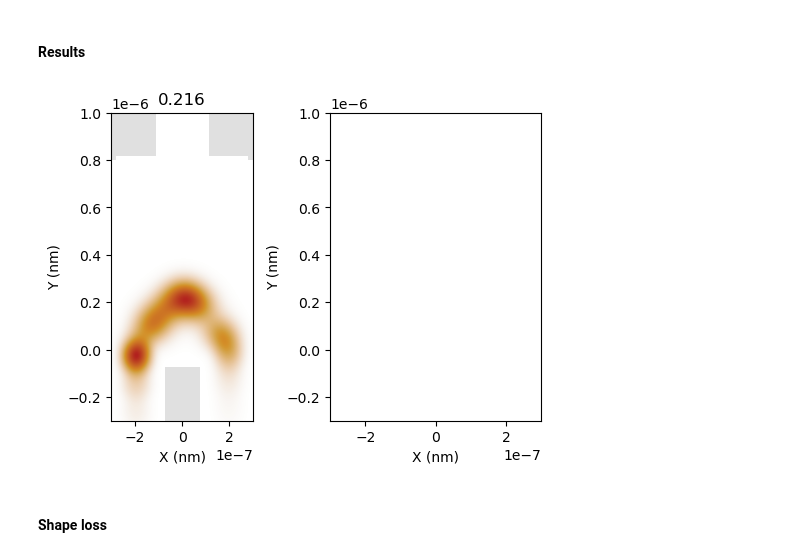
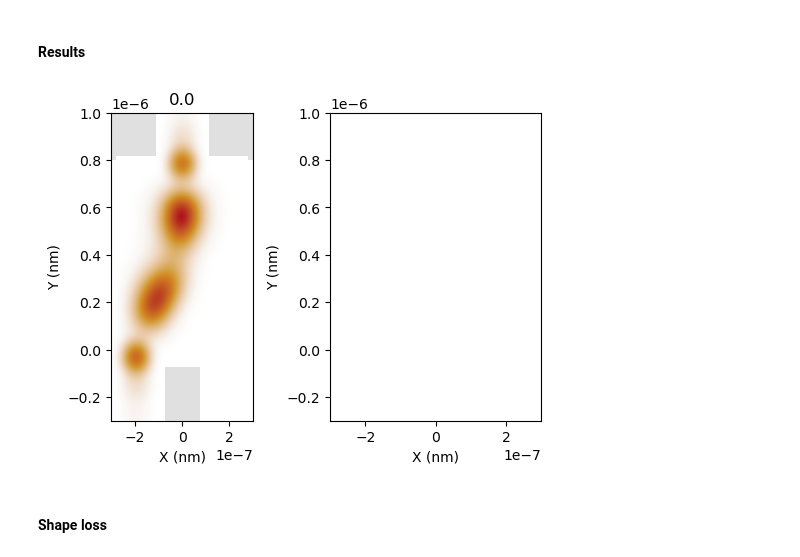
Before and after one commit to Satin21/Trijunction, a Jupyter notebook: analysis/minimal_loss.ipynb, the cells around one changed output. Drawn from its saved outputs; the diff is of its cells as text; code cells hidden in the pictures.

```diff
--- a/analysis/minimal_loss.ipynb
+++ b/analysis/minimal_loss.ipynb
@@ -221,11 +221,14 @@ shape:0.008800727205261217
 # %%
 fig, ax = plt.subplots(ncols=2, figsize=(6, 4))
 
-for i, pair in enumerate(['left-right']):
+for i, pair in enumerate(['right-top']):
     params = parameters.junction_parameters()
     params.update(potential=system.flat_potential())
-    params.update(parameters.phase_pairs(pair, optimal_phase[pair]))
-    params.update(optimal_voltages[pair])
+    # params.update(parameters.phase_pairs(pair, optimal_phase[pair]))
+    params.update(parameters.voltage_dict([-0.00119869,
+                                           -0.0061846,
+                                           -0.0017698,
+                                           0.00627855]))
 
     base_ham = system.trijunction.hamiltonian_submatrix(
         sparse=True, params=system.f_params(**params)
@@ -241,34 +244,34 @@ for i, pair in enumerate(['left-right']):
     evals, evecs = eigsh(full_ham, k=6, sigma=0, return_eigenvectors=True)
 
     transformed_hamiltonian = svd_transformation(
         evals, evecs, system.mlwf[order_wavefunctions(pair)]
     )
 
     desired = np.abs(transformed_hamiltonian[0, 1])
     undesired = np.linalg.norm(transformed_hamiltonian[2:])
 
     wfv = codes.optimization.density(evecs[:, 0])
 
     # potential = linear_ham.diagonal()[::4]
     # step_potential = np.array(np.abs(potential) > bands[0], dtype=int)
     # kwant.plotter.map(system.trijunction, lambda i: step_potential[i], ax=ax[0])
     kwant.plotter.density(system.trijunction, wfv, ax = ax[i]);
     ax[i].set_title(np.round(desired/topological_gap, 3))
     # for value in system.indices.values():
     #     ax[0].scatter(*kwant_sites[value], c='blue')
 
     # voltages = list(optimal_voltages[pair].values())
     # print(pair + ':', np.array(voltages)[list(range(0, 7, 2))])
 for axes in ax:
     axes.set_ylim(-3e-7, 10e-7)
     axes.set_xlim(-3e-7, 3e-7)
     axes.set_xlabel('X (nm)')
     axes.set_ylabel('Y (nm)')
 
 # fig.tight_layout()
 # plt.savefig('/home/tinkerer/trijunction-design/codes/wavefunction.pdf', format='pdf')
 # %% [output]
-[figure, old version]
+[figure, new version]
 # %% [markdown]
 #### Shape loss
 # %%
```
Also changed, not shown: parts of 1 cell of this notebook, 5 other files.
